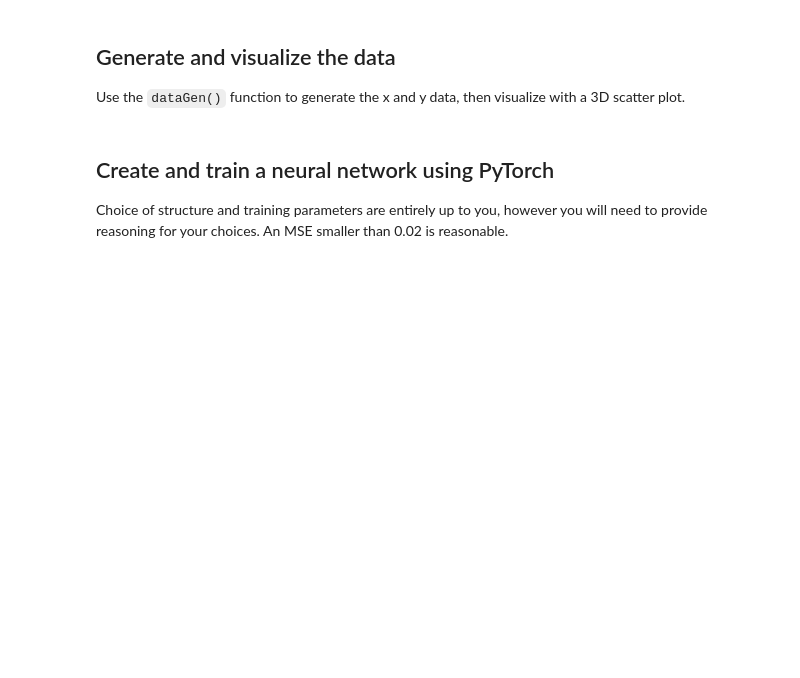
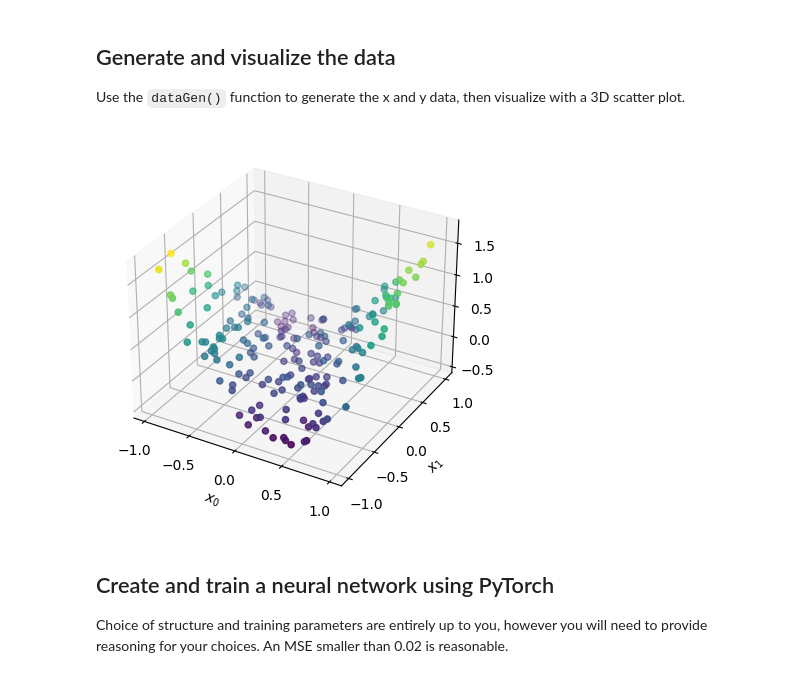
Before and after one commit to judson35/AI-ML, a Jupyter notebook: HW7/M7-HW1.ipynb, the cells around one changed output. Saved outputs shown, nothing was run; the diff lists cells and outputs as text; code cells hidden in the pictures; blank space fills up the shorter version.

```diff
--- a/HW7/M7-HW1.ipynb
+++ b/HW7/M7-HW1.ipynb
@@ -62,3 +62,14 @@ Use the `dataGen()` function to generate the x and y data, then visualize with a
+# %%
+x, y = dataGen()
+
+fig,ax = plt.subplots(subplot_kw={"projection": "3d"})
+ax.scatter(x[:,0],x[:,1],y, c = y, cmap = 'viridis')
+ax.set_xlabel('$x_0$')
+ax.set_ylabel('$x_1$')
+ax.set_zlabel('$y$')
+plt.show()
+# %% [output]
+[figure, added]
 # %% [markdown]
 ## Create and train a neural network using PyTorch
 Choice of structure and training parameters are entirely up to you, however you will need to provide reasoning for your choices. An MSE smaller than 0.02 is reasonable.
```
Also changed, not shown: parts of 8 cells of this notebook, 15 other files.
